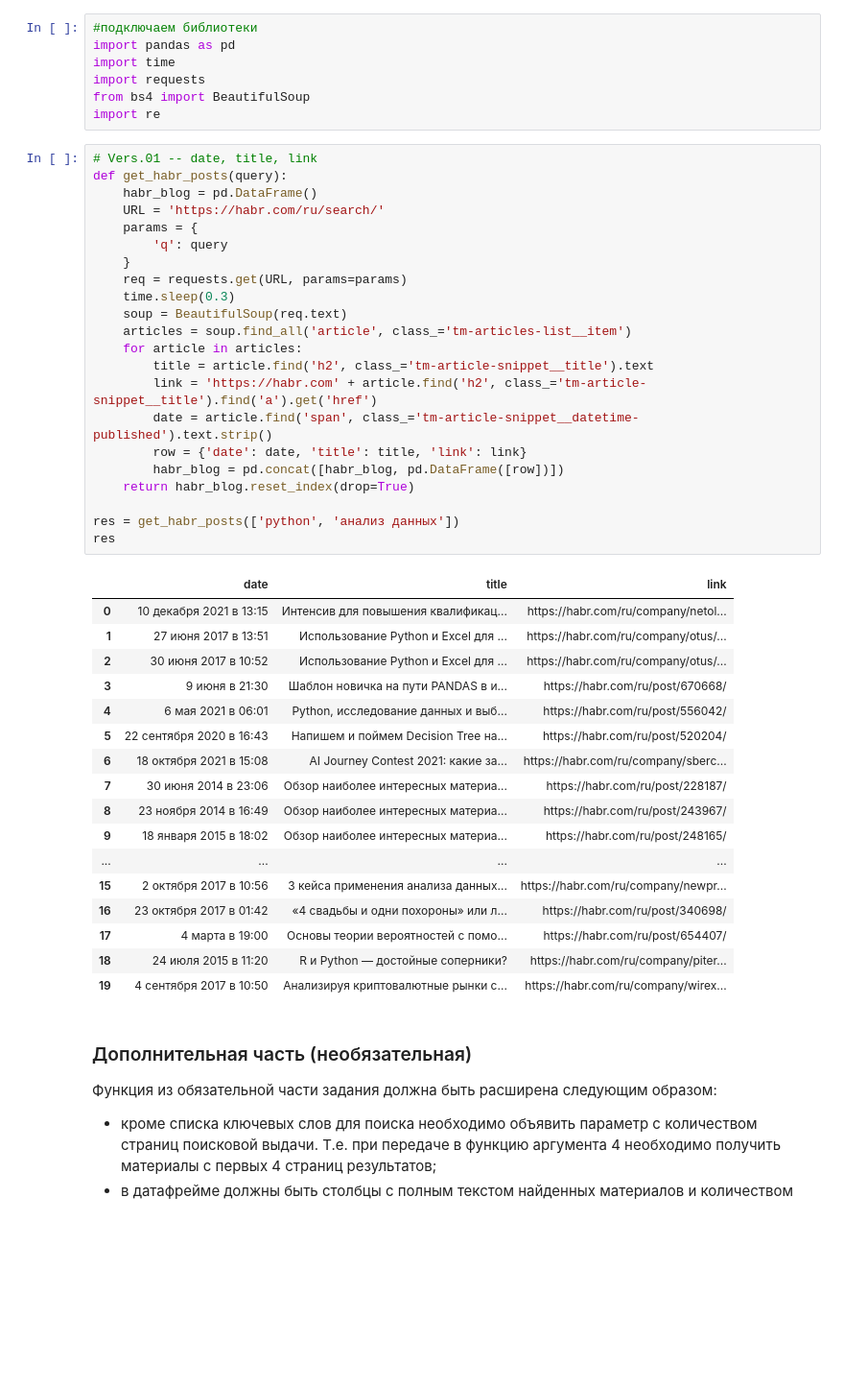
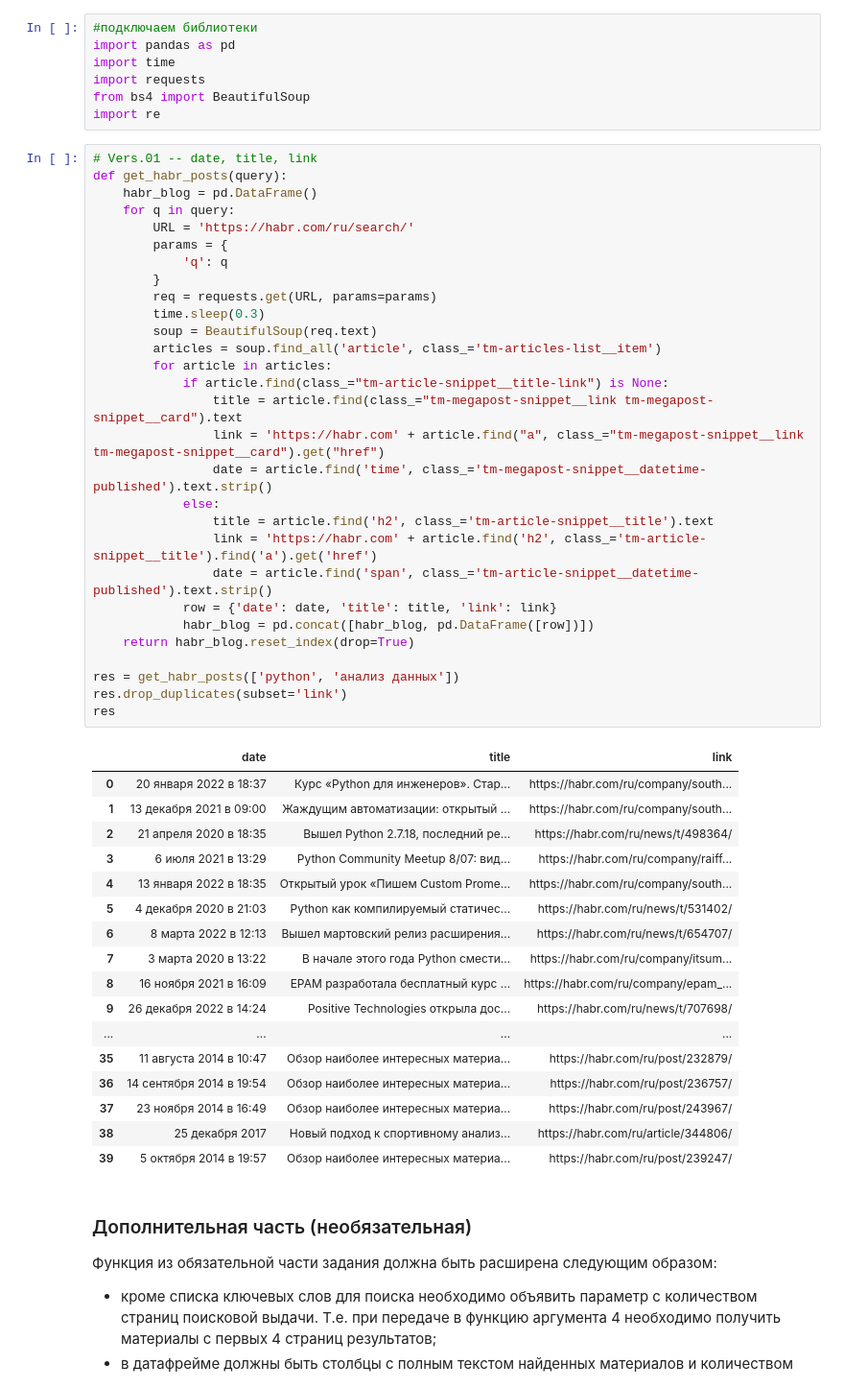
Before and after one commit to Alex-ander-Verte/Home_works_DAU-33, a Jupyter notebook: PYDA-39/NUMPY-39, DAU-33, Вертелецкая, Home_work_3_Основы_веб-скрапинга.ipynb, the cells around one changed output. Shown at 96% size. Saved outputs shown, nothing was run; the diff lists cells and outputs as text; blank space fills up the shorter version.

```diff
--- a/PYDA-39/NUMPY-39, DAU-33, Вертелецкая, Home_work_3_Основы_веб-скрапинга.ipynb
+++ b/PYDA-39/NUMPY-39, DAU-33, Вертелецкая, Home_work_3_Основы_веб-скрапинга.ipynb
@@ -19,43 +19,50 @@ import re
 # %%
 # Vers.01 -- date, title, link
 def get_habr_posts(query):
     habr_blog = pd.DataFrame()
-    URL = 'https://habr.com/ru/search/'
-    params = {
-        'q': query
-    }
-    req = requests.get(URL, params=params)
-    time.sleep(0.3)
-    soup = BeautifulSoup(req.text)
-    articles = soup.find_all('article', class_='tm-articles-list__item')
-    for article in articles:
-        title = article.find('h2', class_='tm-article-snippet__title').text
-        link = 'https://habr.com' + article.find('h2', class_='tm-article-snippet__title').find('a').get('href')
-        date = article.find('span', class_='tm-article-snippet__datetime-published').text.strip()
-        row = {'date': date, 'title': title, 'link': link}
-        habr_blog = pd.concat([habr_blog, pd.DataFrame([row])])
+    for q in query:
+        URL = 'https://habr.com/ru/search/'
+        params = {
+            'q': q
+        }
+        req = requests.get(URL, params=params)
+        time.sleep(0.3)
+        soup = BeautifulSoup(req.text)
+        articles = soup.find_all('article', class_='tm-articles-list__item')
+        for article in articles:
+            if article.find(class_="tm-article-snippet__title-link") is None:
+                title = article.find(class_="tm-megapost-snippet__link tm-megapost-snippet__card").text
+                link = 'https://habr.com' + article.find("a", class_="tm-megapost-snippet__link tm-megapost-snippet__card").get("href")
+                date = article.find('time', class_='tm-megapost-snippet__datetime-published').text.strip()
+            else:
+                title = article.find('h2', class_='tm-article-snippet__title').text
+                link = 'https://habr.com' + article.find('h2', class_='tm-article-snippet__title').find('a').get('href')
+                date = article.find('span', class_='tm-article-snippet__datetime-published').text.strip()
+            row = {'date': date, 'title': title, 'link': link}
+            habr_blog = pd.concat([habr_blog, pd.DataFrame([row])])
     return habr_blog.reset_index(drop=True)
 
 res = get_habr_posts(['python', 'анализ данных'])
+res.drop_duplicates(subset='link')
 res
 # %% [output]
 |  | date | title | link |
-| 0 | 10 декабря 2021 в 13:15 | Интенсив для повышения квалификац... | https://habr.com/ru/company/netol... |
-| 1 | 27 июня 2017 в 13:51 | Использование Python и Excel для ... | https://habr.com/ru/company/otus/... |
-| 2 | 30 июня 2017 в 10:52 | Использование Python и Excel для ... | https://habr.com/ru/company/otus/... |
-| 3 | 9 июня в 21:30 | Шаблон новичка на пути PANDAS в и... | https://habr.com/ru/post/670668/ |
-| 4 | 6 мая 2021 в 06:01 | Python, исследование данных и выб... | https://habr.com/ru/post/556042/ |
-| 5 | 22 сентября 2020 в 16:43 | Напишем и поймем Decision Tree на... | https://habr.com/ru/post/520204/ |
-| 6 | 18 октября 2021 в 15:08 | AI Journey Contest 2021: какие за... | https://habr.com/ru/company/sberc... |
-| 7 | 30 июня 2014 в 23:06 | Обзор наиболее интересных материа... | https://habr.com/ru/post/228187/ |
-| 8 | 23 ноября 2014 в 16:49 | Обзор наиболее интересных материа... | https://habr.com/ru/post/243967/ |
-| 9 | 18 января 2015 в 18:02 | Обзор наиболее интересных материа... | https://habr.com/ru/post/248165/ |
+| 0 | 20 января 2022 в 18:37 | Курс «Python для инженеров». Стар... | https://habr.com/ru/company/south... |
+| 1 | 13 декабря 2021 в 09:00 | Жаждущим автоматизации: открытый ... | https://habr.com/ru/company/south... |
+| 2 | 21 апреля 2020 в 18:35 | Вышел Python 2.7.18, последний ре... | https://habr.com/ru/news/t/498364/ |
+| 3 | 6 июля 2021 в 13:29 | Python Community Meetup 8/07: вид... | https://habr.com/ru/company/raiff... |
+| 4 | 13 января 2022 в 18:35 | Открытый урок «Пишем Custom Prome... | https://habr.com/ru/company/south... |
+| 5 | 4 декабря 2020 в 21:03 | Python как компилируемый статичес... | https://habr.com/ru/news/t/531402/ |
+| 6 | 8 марта 2022 в 12:13 | Вышел мартовский релиз расширения... | https://habr.com/ru/news/t/654707/ |
+| 7 | 3 марта 2020 в 13:22 | В начале этого года Python смести... | https://habr.com/ru/company/itsum... |
+| 8 | 16 ноября 2021 в 16:09 | EPAM разработала бесплатный курс ... | https://habr.com/ru/company/epam_... |
+| 9 | 26 декабря 2022 в 14:24 | Positive Technologies открыла дос... | https://habr.com/ru/news/t/707698/ |
 | ... | ... | ... | ... |
-| 15 | 2 октября 2017 в 10:56 | 3 кейса применения анализа данных... | https://habr.com/ru/company/newpr... |
-| 16 | 23 октября 2017 в 01:42 | «4 свадьбы и одни похороны» или л... | https://habr.com/ru/post/340698/ |
-| 17 | 4 марта в 19:00 | Основы теории вероятностей с помо... | https://habr.com/ru/post/654407/ |
-| 18 | 24 июля 2015 в 11:20 | R и Python — достойные соперники? | https://habr.com/ru/company/piter... |
-| 19 | 4 сентября 2017 в 10:50 | Анализируя криптовалютные рынки с... | https://habr.com/ru/company/wirex... |
+| 35 | 11 августа 2014 в 10:47 | Обзор наиболее интересных материа... | https://habr.com/ru/post/232879/ |
+| 36 | 14 сентября 2014 в 19:54 | Обзор наиболее интересных материа... | https://habr.com/ru/post/236757/ |
+| 37 | 23 ноября 2014 в 16:49 | Обзор наиболее интересных материа... | https://habr.com/ru/post/243967/ |
+| 38 | 25 декабря 2017 | Новый подход к спортивному анализ... | https://habr.com/ru/article/344806/ |
+| 39 | 5 октября 2014 в 19:57 | Обзор наиболее интересных материа... | https://habr.com/ru/post/239247/ |
 # %% [markdown]
 ### Дополнительная часть (необязательная)
 
```
Also changed, not shown: parts of 2 cells of this notebook.
